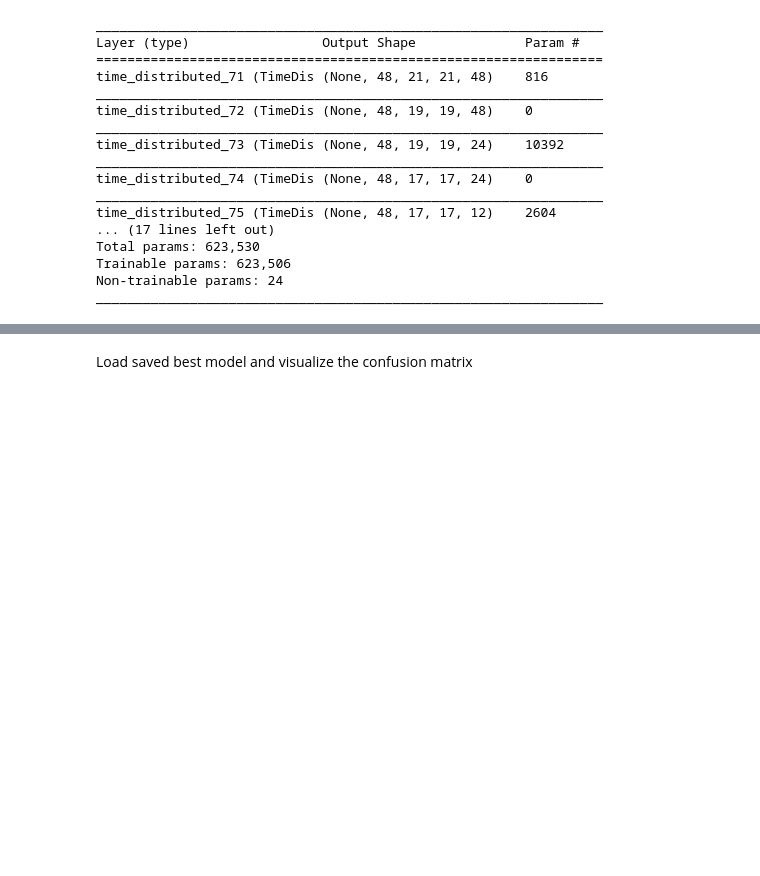
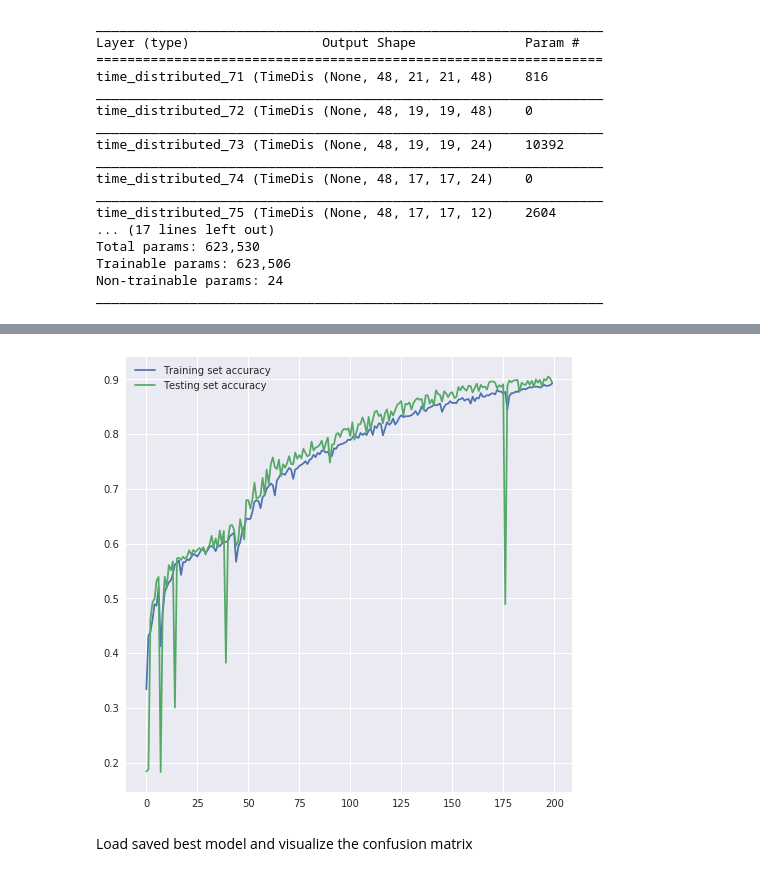
Before and after one commit to xuefeng7/AC209---final-project, a Jupyter notebook: src/RCNN_batchnorm.ipynb, the cells around one changed output, grey strips where cells are left out. Drawn from its saved outputs; the diff is of its cells as text; code cells hidden in the pictures; blank space fills up the shorter version.

Commit message:
batchnorm committed

```diff
--- a/src/RCNN_batchnorm.ipynb
+++ b/src/RCNN_batchnorm.ipynb
@@ -106,7 +106,8 @@ def init_model3(cnn_input_dim=21, cnn_output_dim=128, cnn_dropout=0.5,
     return model
 # %%
 opt = keras.optimizers.Adam(lr=5*1e-4)
-model3 = init_model3(bidir_mode='ave')
+# model3 = init_model3(bidir_mode='ave')
+model3 = keras.models.load_model('saved_models/batchnorm_best.hdf5')
 model3.compile(optimizer=opt,
               loss='categorical_crossentropy',
               metrics=['accuracy'])
@@ -133,7 +134,7 @@ _________________________________________________________________
 batch_size = 100
 epochs = 100
 
-checkpoint = keras.callbacks.ModelCheckpoint('best_checkpoint/batchnorm_best.hdf5', monitor='val_acc', verbose=1, save_best_only=True, mode='max')
+checkpoint = keras.callbacks.ModelCheckpoint('batchnorm_best.hdf5', monitor='val_acc', verbose=1, save_best_only=True, mode='max')
 model3_fit = model3.fit(x_train[::4], y_train[::4],
               batch_size=batch_size,
               epochs=epochs,
@@ -161,14 +162,21 @@ Epoch 100/100
 # %%
-with open('batch_norm_history.json', 'w') as f:
+with open('saved_history/batch_norm/batch_norm_history_1.json', 'w') as f:
     json.dump(model3_fit.history, f)
+# %%
+with open('saved_history/batch_norm/batch_norm_history.json', 'r') as f:
+    hist_ep100 = json.load(f)
+with open('saved_history/batch_norm/batch_norm_history_1.json', 'r') as f:
+    hist_ep200 = json.load(f)
 # %%
 plt.figure(figsize=(8,8 ))
-plt.plot(range(len(model3_fit.history['acc'])),\
-         model3_fit.history['acc'], label='Training set accuracy')
-plt.plot(range(len(model3_fit.history['acc'])), \
-         model3_fit.history['val_acc'], label='Testing set accuracy')
+plt.plot(range(len(hist_ep100['acc']+hist_ep200['acc'])),\
+         hist_ep100['acc']+hist_ep200['acc'], label='Training set accuracy')
+plt.plot(range(len(hist_ep100['acc']+hist_ep200['acc'])), \
+         hist_ep100['val_acc']+hist_ep200['val_acc'], label='Testing set accuracy')
 plt.legend()
 plt.show()
+# %% [output]
+[figure, added]
 # %% [markdown]
 Load saved best model and visualize the confusion matrix
 # %%
```
Also changed, not shown: parts of 1 cell of this notebook, 4 other files.
